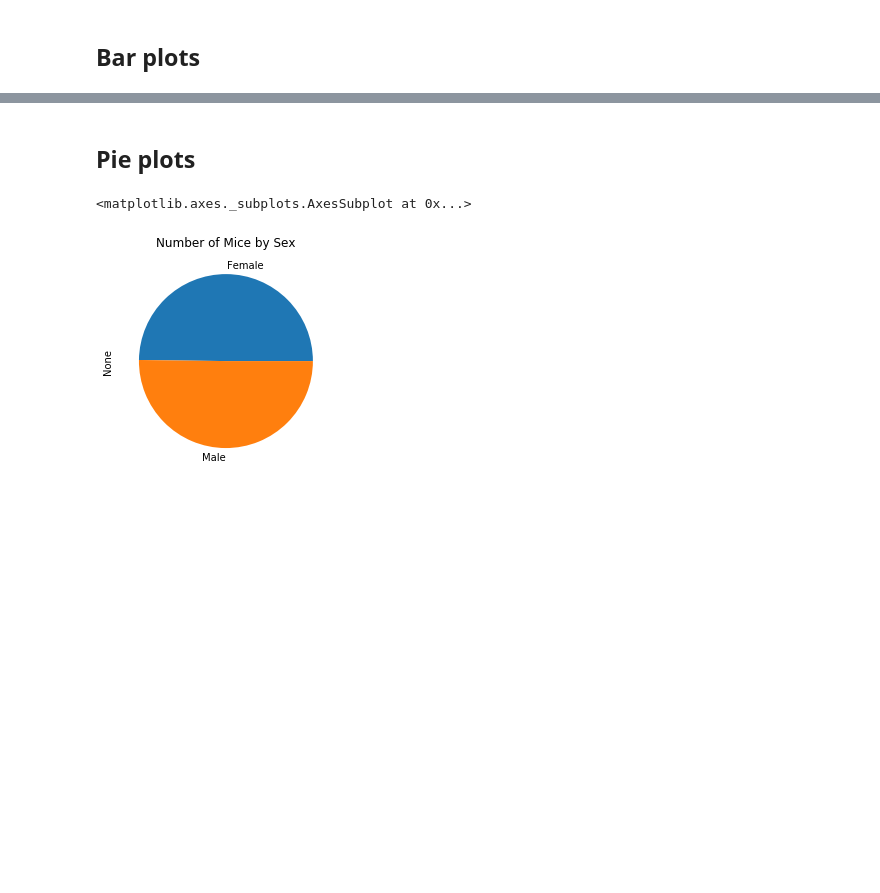
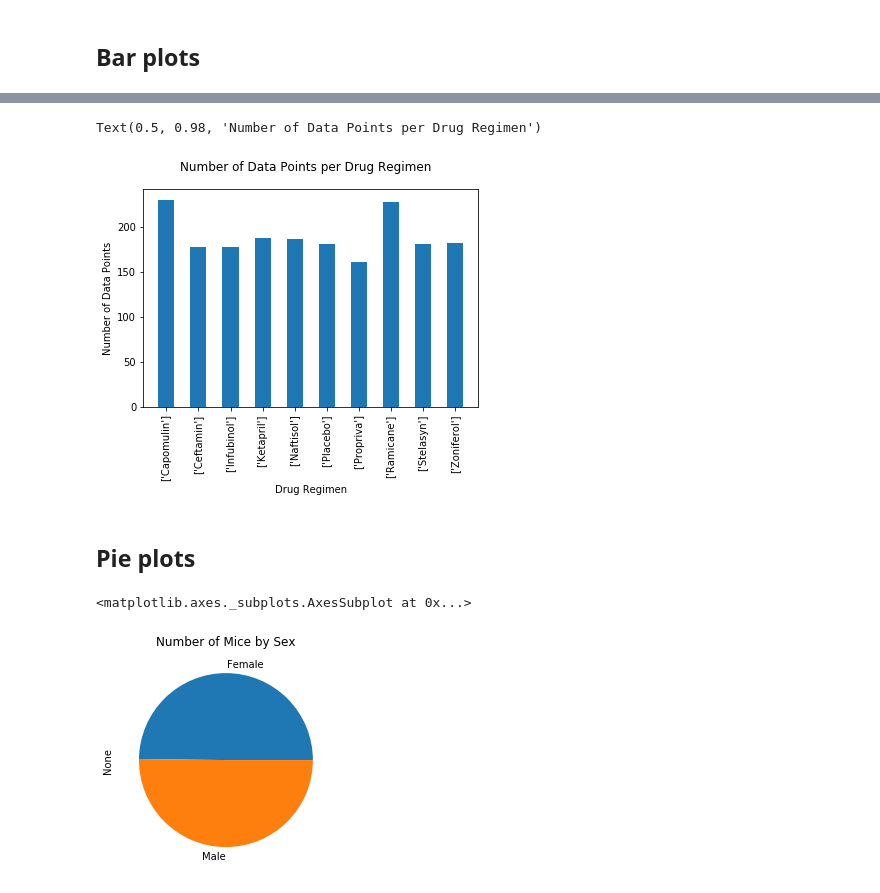
Before and after one commit to hal-pemulis/Matplotlib-Challenge, a Jupyter notebook: pymaceuticalsHW.ipynb, the cells around one changed output, grey strips where cells are left out. Cells and saved outputs as stored; diff of their text form; code cells hidden in the pictures; blank space fills up the shorter version.

```diff
--- a/pymaceuticalsHW.ipynb
+++ b/pymaceuticalsHW.ipynb
@@ -76,3 +74,15 @@ summary
+# %%
+# Generate a bar plot showing number of data points for each treatment regimen using pyplot
+drugs = drug_data["Drug Regimen"].unique()
+x_axis = np.arange(0,len(drugs),1)
+plt.bar(x_axis,drug_datapoints,width=.5)
+plt.xticks(x_axis,drugs,rotation=90)
+plt.xlabel("Drug Regimen")
+plt.ylabel("Number of Data Points")
+plt.suptitle("Number of Data Points per Drug Regimen")
+# %% [output]
+Text(0.5, 0.98, 'Number of Data Points per Drug Regimen')
+[figure, added]
 # %% [markdown]
 ## Pie plots
 # %%
```
Also changed, not shown: parts of 4 cells of this notebook.
